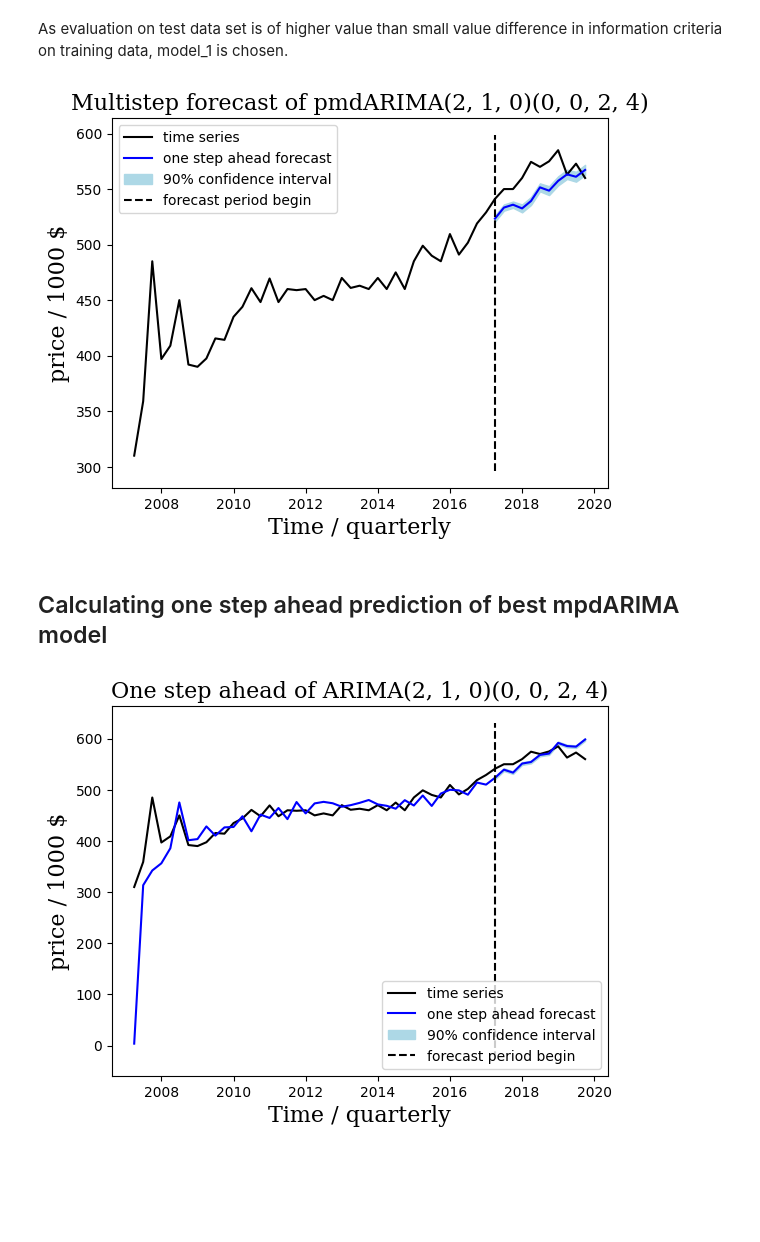
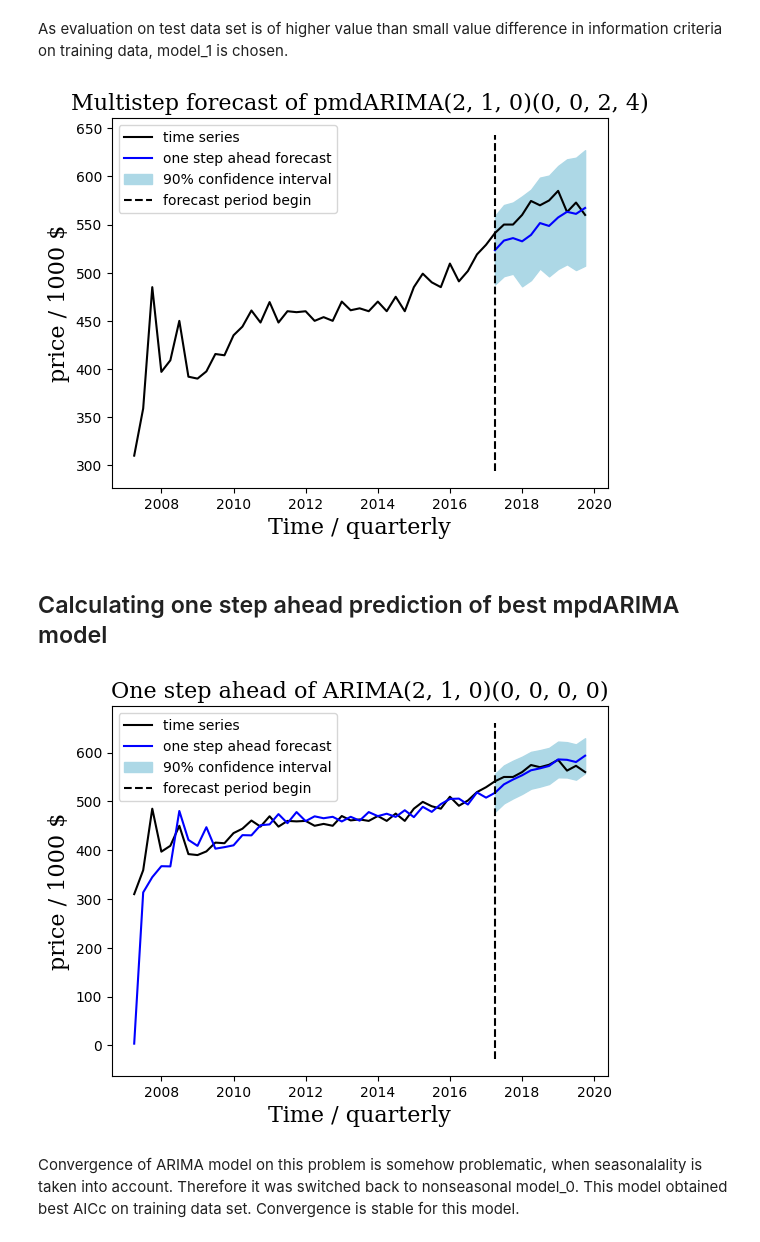
Before and after one commit to Felix-Busse/Recurrent_NNR, a Jupyter notebook: US_realestate_sales.ipynb, the cells around one changed output. Cells and saved outputs as stored; diff of their text form; code cells hidden in the pictures; blank space fills up the shorter version.

```diff
--- a/US_realestate_sales.ipynb
+++ b/US_realestate_sales.ipynb
@@ -74,7 +75,7 @@ def multistep_forecast_generator(time_series, bound, model_dict, alpha=0.9):
             # Define mpdARIMA-model from parameters in model_dict and perform multistep forecasts
             pmdarima_model = pm.ARIMA(order=param[0], seasonal_order=param[1]).fit(time_series_train)
             series_forecast, conf_int = pmdarima_model.predict(no_forecast_steps, return_conf_int=True,
-                                                           alpha=alpha)
+                                                           alpha=(1-alpha))
             # Assign forecast and error of this model to DataFrame df_
             df_ = df_.assign(**{str(key): series_forecast,
                          (str(key) + '_lower'): pd.Series(conf_int[:, 0], index=time_series.index[bound:]),
@@ -394,34 +395,48 @@ plot_time_series_forecast_with_error(df_ARIMA_mult_forecast.time_series,
                                      boundary,
                                      title='Multistep forecast of pmdARIMA(2, 1, 0)(0, 0, 2, 4)')
 # %% [output]
-[figure, old version]
+[figure, new version]
 # %% [markdown]
 ## Calculating one step ahead prediction of best mpdARIMA model
 # %%
-best_pmdARIMA = pm.ARIMA(order=(2, 1, 0), seasonal_order=(0, 0, 2, 4)).fit(df_train.three)
+# model_1 proved to be unstable while calculating one step ahead forecasts. It was switched back to non-
+# seasonal model_0.
 
+# Define model and fit it on training data set
+best_pmdARIMA = pm.ARIMA(order=(2, 1, 0), seasonal_order=(0, 0, 0, 0)).fit(df_train.three)
+
+# Oredict on training data set
 result_one_step_ahead = best_pmdARIMA.predict_in_sample()
-mean, conf_int = best_pmdARIMA.predict(1, return_conf_int=True, alpha=0.9)
+# Predict one step ahead with confidence intervals returned
+mean, conf_int = best_pmdARIMA.predict(1, return_conf_int=True, alpha=0.1)
 
+# Initialize containers to collect each one step ahead prediction (for confidence intervals as well)
 result_one_step_ahead = pd.concat([result_one_step_ahead, mean])
 upper_list = [conf_int[0, 1]]
 lower_list = [conf_int[0, 0]]
 
+# iterate over remaining length of test data set
 for i in range(1, len(df_test)):
-    #print(df.iloc[:(boundary+i)].three)
-    model = pm.ARIMA(order=(2, 1, 0), seasonal_order=(0, 0, 2, 4)).fit(df.iloc[:(boundary+i)].three)
-    mean, conf_int = model.predict(1, return_conf_int=True, alpha=0.9)
+    #in every iteration: reinitiate model and train it on prolonged training data set
+    model = pm.ARIMA(order=(2, 1, 0), seasonal_order=(0, 0, 0, 0)).fit(df.iloc[:(boundary+i)].three)
+    # predict one step ahead with confidence intervals
+    mean, conf_int = model.predict(1, return_conf_int=True, alpha=0.1)
+    # store reults
     result_one_step_ahead = pd.concat([result_one_step_ahead, mean])
     upper_list.append(conf_int[0, 1])
     lower_list.append(conf_int[0, 0])
 
-df_ARIMA_one_step = pd.DataFrame(result_one_step_ahead, columns=['time_series']).assign(
+# Write results to new created DataFrame
+df_ARIMA_one_step = pd.DataFrame(result_one_step_ahead, columns=['prediction']).assign(
                                  upper=pd.Series(upper_list, index=df.iloc[-(len(df)-boundary):].index),
                                  lower=pd.Series(lower_list, index=df.iloc[-(len(df)-boundary):].index))
 
-plot_time_series_forecast_with_error(df.three, df_ARIMA_one_step.time_series,
+# Plot results of prediction
+plot_time_series_forecast_with_error(df.three, df_ARIMA_one_step.prediction,
                                      df_ARIMA_one_step.upper, df_ARIMA_one_step.lower,
-                                     bound=boundary, title='One step ahead of ARIMA(2, 1, 0)(0, 0, 2, 4)',
+                                     bound=boundary, title='One step ahead of ARIMA(2, 1, 0)(0, 0, 0, 0)',
                                      alpha=0.9)
 # %% [output]
-[figure, old version]
+[figure, new version]
+# %% [markdown]
+Convergence of ARIMA model on this problem is somehow problematic, when seasonalality is taken into account. Therefore it was switched back to nonseasonal model_0. This model obtained best AICc on training data set. Convergence is stable for this model.
```
Also changed, not shown: parts of 10 cells of this notebook.
